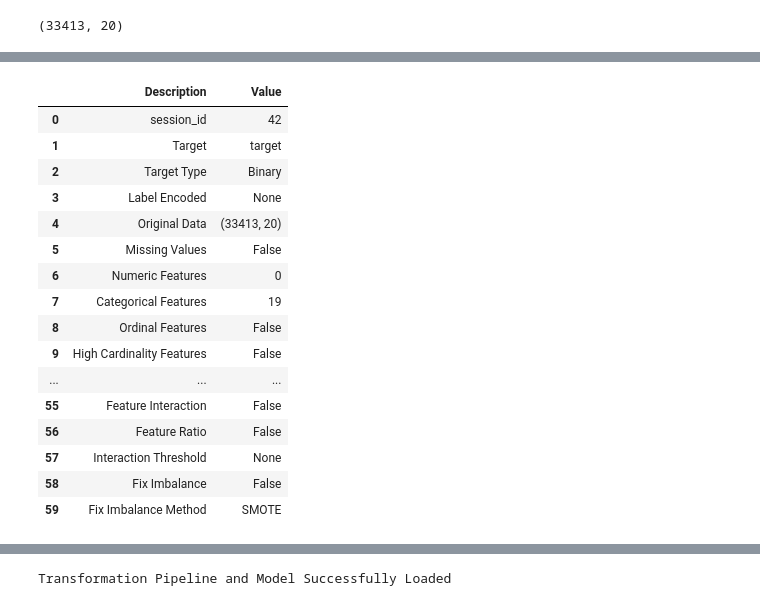
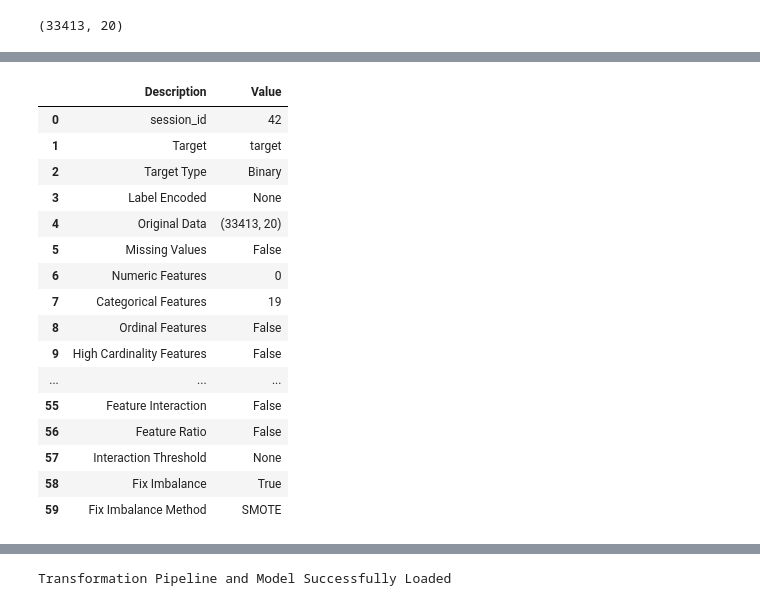
Before and after one commit to turkalpmd/stream-medical-data, a Jupyter notebook: model.ipynb, the cells around one changed output, grey strips where cells are left out. Cells and saved outputs as stored; diff of their text form; code cells hidden in the pictures.

```diff
--- a/model.ipynb
+++ b/model.ipynb
@@ -305,35 +298,36 @@ Index(['gender_1', 'cholesterol_2', 'cholesterol_3', 'gluc_2', 'gluc_3',
 # %%
 s = setup(data,
 target='target',
 categorical_features = ['gender_1', 'cholesterol_2', 'cholesterol_3', 'gluc_2', 'gluc_3',
        'smoke_1', 'alco_1', 'active_1', 'bmicat_2.0', 'bmicat_3.0',
        'bmicat_4.0', 'bmicat_5.0', 'agecat_3.0', 'agecat_4.0', 'agecat_5.0',
        'agecat_6.0', 'agecat_7.0', 'hyper_tension_gr_2', 'hyper_tension_gr_3'],
 session_id=42,
 train_size = 0.9,
 data_split_shuffle=True,
 remove_multicollinearity=True,
 remove_outliers=True,
 normalize=True,
 normalize_method="robust",
-use_gpu=True,)
+use_gpu=False,
+fix_imbalance=True)
 # %% [output]
 |  | Description | Value |
 | 0 | session_id | 42 |
 | 1 | Target | target |
 | 2 | Target Type | Binary |
 | 3 | Label Encoded | None |
 | 4 | Original Data | (33413, 20) |
 | 5 | Missing Values | False |
 | 6 | Numeric Features | 0 |
 | 7 | Categorical Features | 19 |
 | 8 | Ordinal Features | False |
 | 9 | High Cardinality Features | False |
 | ... | ... | ... |
 | 55 | Feature Interaction | False |
 | 56 | Feature Ratio | False |
 | 57 | Interaction Threshold | None |
-| 58 | Fix Imbalance | False |
+| 58 | Fix Imbalance | True |
 | 59 | Fix Imbalance Method | SMOTE |
 # %%
 best_models = compare_models(cross_validation=True,
```
Also changed, not shown: parts of 10 cells of this notebook, 20 other files.
